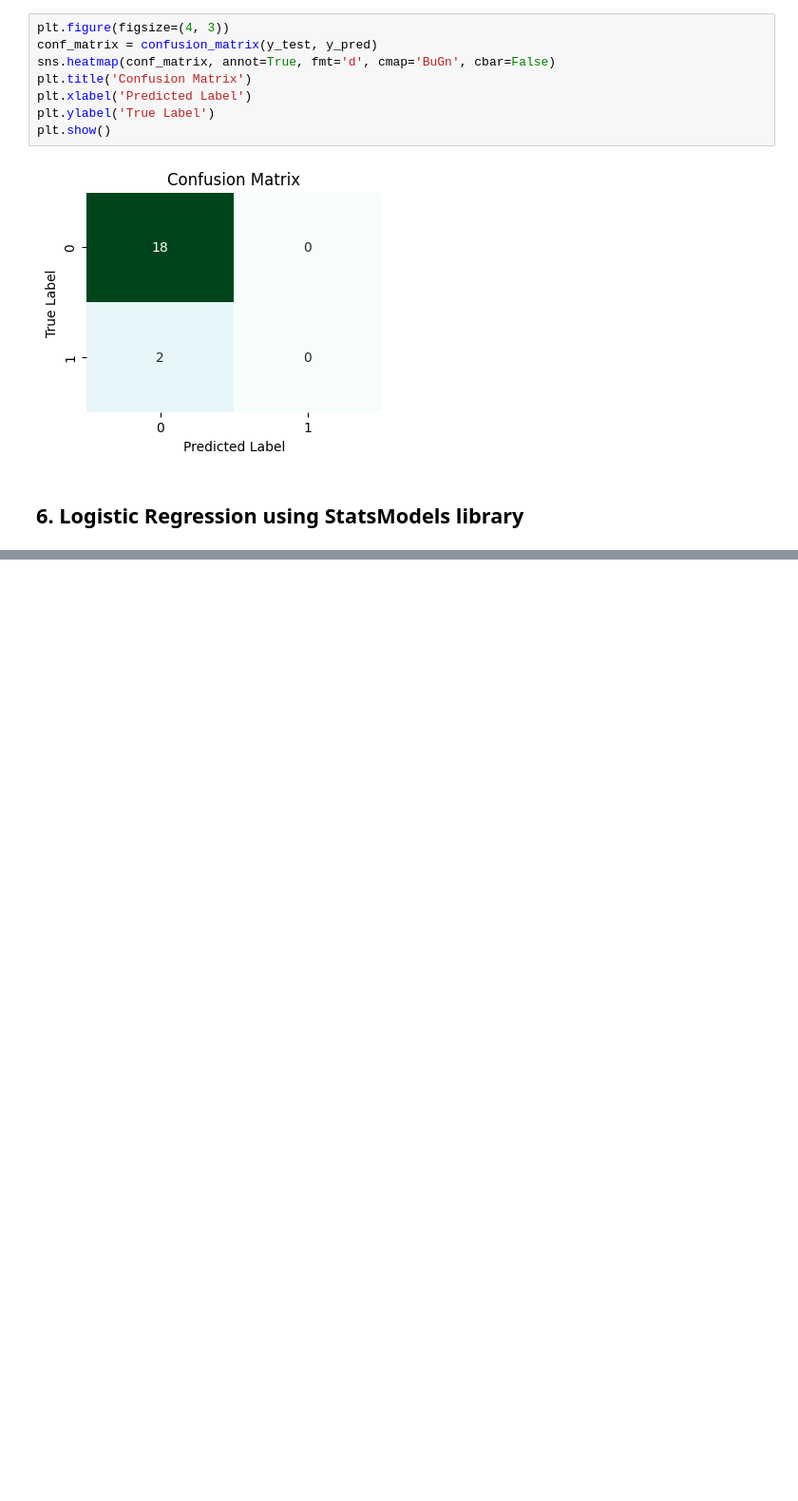
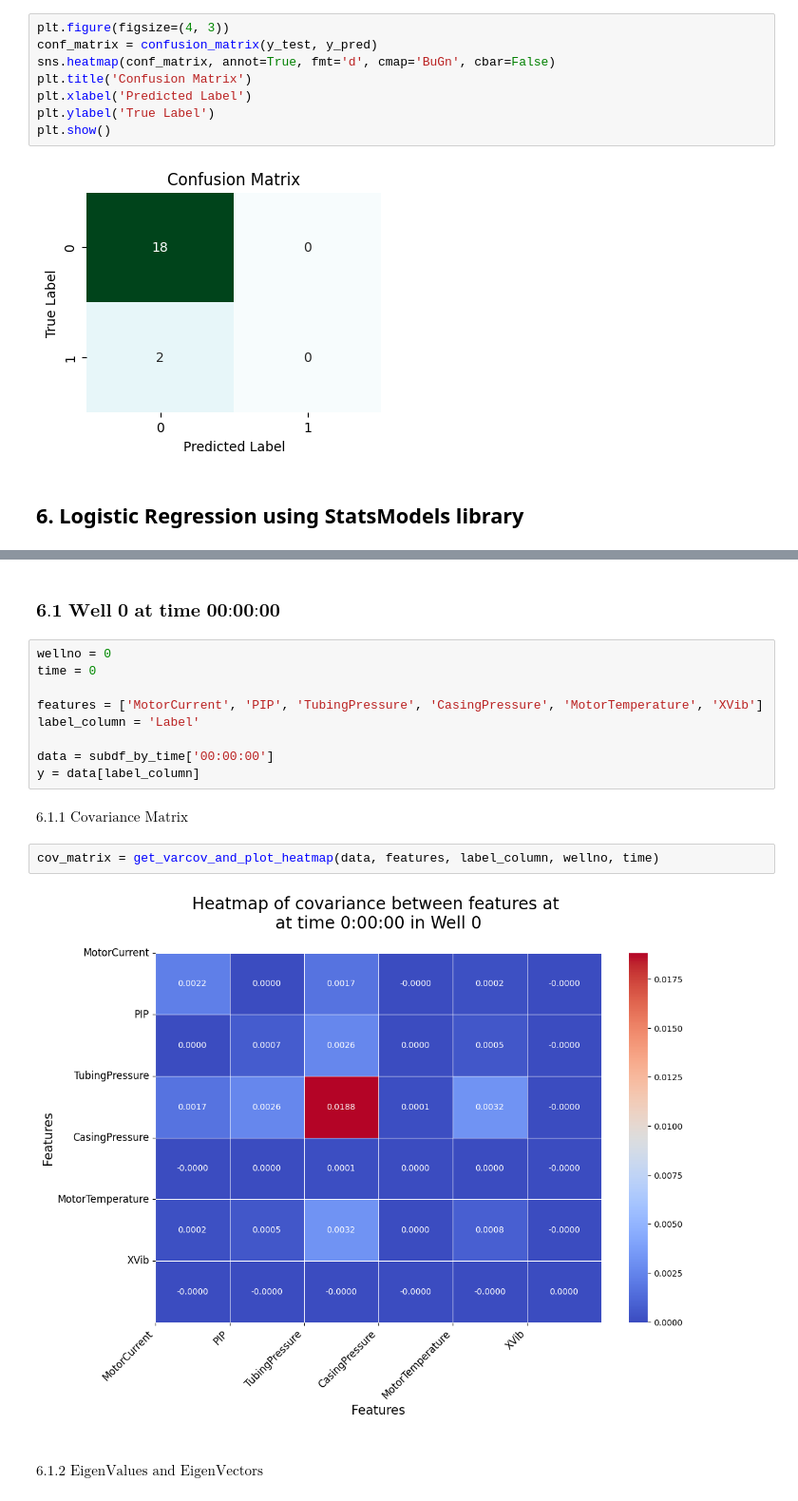
Before and after one commit to kameshcodes/ms-project, a Jupyter notebook: notebooks/2_modelling.ipynb, the cells around one changed output, grey strips where cells are left out. Shown at 95% size. Drawn from its saved outputs; the diff is of its cells as text; blank space fills up the shorter version.

```diff
--- a/notebooks/2_modelling.ipynb
+++ b/notebooks/2_modelling.ipynb
@@ -230,0 +360,19 @@ XVib              1.239e+04   3.59e+08   3.45e-05      1.000   -7.03e+08    7.03
+# %% [markdown]
+### $\textbf{6.1 Well 0 at time 00:00:00}$
+# %%
+wellno = 0
+time = 0
+
+features = ['MotorCurrent', 'PIP', 'TubingPressure', 'CasingPressure', 'MotorTemperature', 'XVib']
+label_column = 'Label'
+
+data = subdf_by_time['00:00:00']
+y = data[label_column]
+# %% [markdown]
+$\text{6.1.1 Covariance Matrix}$
+# %%
+cov_matrix = get_varcov_and_plot_heatmap(data, features, label_column, wellno, time)
+# %% [output]
+[figure, added]
+# %% [markdown]
+#### $\text{6.1.2 EigenValues and EigenVectors}$
```
Also changed, not shown: parts of 55 cells of this notebook, 2 other files.
